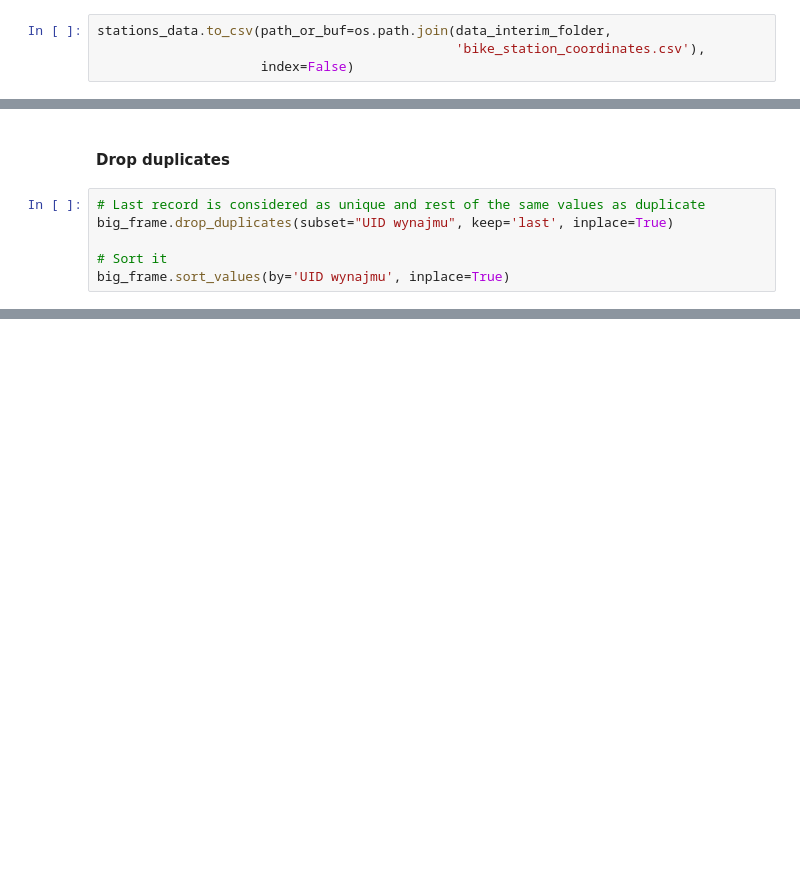
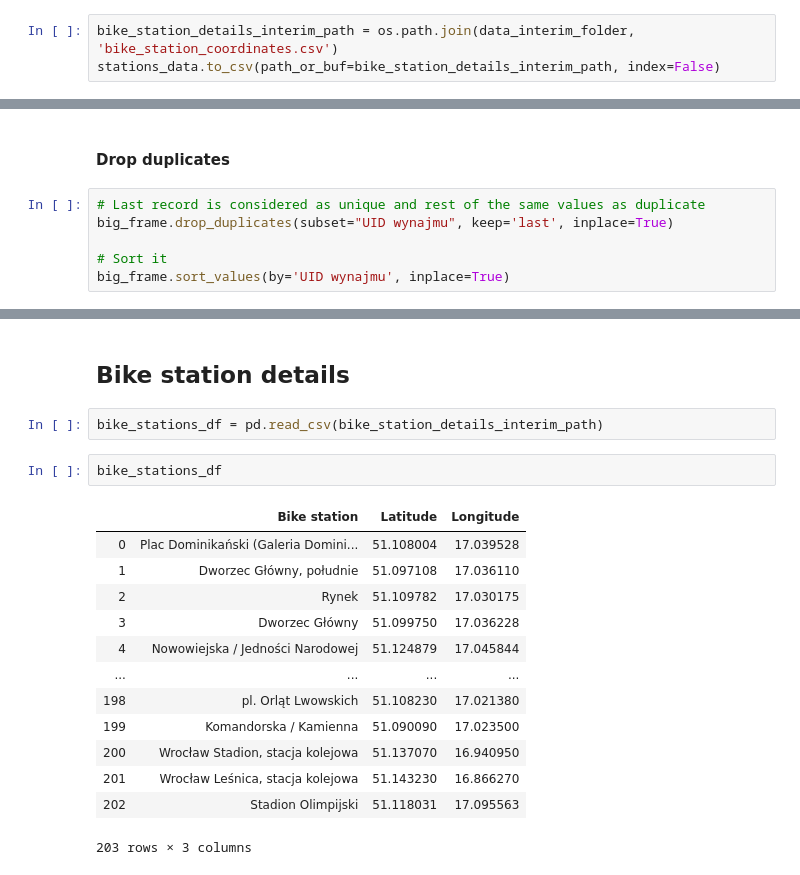
Before and after one commit to mariuszrokita/wroclawski-rower-miejski, a Jupyter notebook: notebooks/1-data-processing.ipynb, the cells around one changed output, grey strips where cells are left out. Saved outputs shown, nothing was run; the diff lists cells and outputs as text; blank space fills up the shorter version.

```diff
--- a/notebooks/1-data-processing.ipynb
+++ b/notebooks/1-data-processing.ipynb
@@ -114,7 +117,6 @@ stations_data
 # %%
-stations_data.to_csv(path_or_buf=os.path.join(data_interim_folder,
-                                              'bike_station_coordinates.csv'),
-                     index=False)
+bike_station_details_interim_path = os.path.join(data_interim_folder, 'bike_station_coordinates.csv')
+stations_data.to_csv(path_or_buf=bike_station_details_interim_path, index=False)
 # %% [markdown]
 ## Bike rental records
 # %% [markdown]
@@ -245,0 +297,20 @@ big_frame.to_csv(path_or_buf=os.path.join(data_interim_folder, 'bike_rental_reco
+# %% [markdown]
+## Bike station details
+# %%
+bike_stations_df = pd.read_csv(bike_station_details_interim_path)
+# %%
+bike_stations_df
+# %% [output]
+|  | Bike station | Latitude | Longitude |
+| 0 | Plac Dominikański (Galeria Domini... | 51.108004 | 17.039528 |
+| 1 | Dworzec Główny, południe | 51.097108 | 17.036110 |
+| 2 | Rynek | 51.109782 | 17.030175 |
+| 3 | Dworzec Główny | 51.099750 | 17.036228 |
+| 4 | Nowowiejska / Jedności Narodowej | 51.124879 | 17.045844 |
+| ... | ... | ... | ... |
+| 198 | pl. Orląt Lwowskich | 51.108230 | 17.021380 |
+| 199 | Komandorska / Kamienna | 51.090090 | 17.023500 |
+| 200 | Wrocław Stadion, stacja kolejowa | 51.137070 | 16.940950 |
+| 201 | Wrocław Leśnica, stacja kolejowa | 51.143230 | 16.866270 |
+| 202 | Stadion Olimpijski | 51.118031 | 17.095563 |
+203 rows × 3 columns
```
Also changed, not shown: parts of 30 cells of this notebook.
